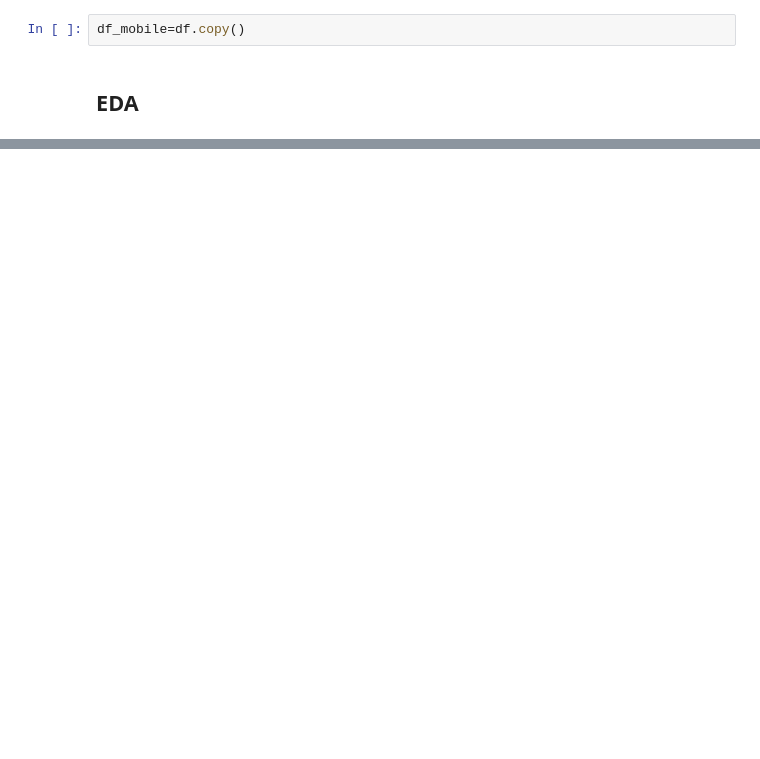
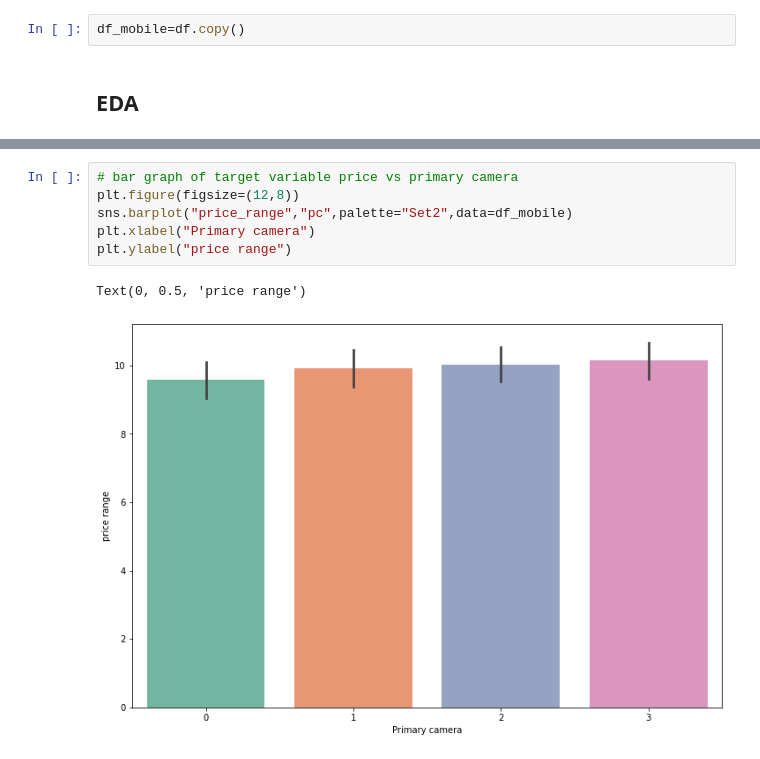
Before and after one commit to milanajudiya/Mobile_Price_Range_Prediction, a Jupyter notebook: Mobile_Price_Range_Prediction.ipynb, the cells around one changed output, grey strips where cells are left out. Saved outputs shown, nothing was run; the diff lists cells and outputs as text; blank space fills up the shorter version.

```diff
--- a/Mobile_Price_Range_Prediction.ipynb
+++ b/Mobile_Price_Range_Prediction.ipynb
@@ -216,0 +323,9 @@ Text(0, 0.5, 'Count of 4G Mobile')
+# %%
+# bar graph of target variable price vs primary camera
+plt.figure(figsize=(12,8))
+sns.barplot("price_range","pc",palette="Set2",data=df_mobile)
+plt.xlabel("Primary camera")
+plt.ylabel("price range")
+# %% [output]
+Text(0, 0.5, 'price range')
+[figure, added]
```
Also changed, not shown: parts of 36 cells of this notebook.
